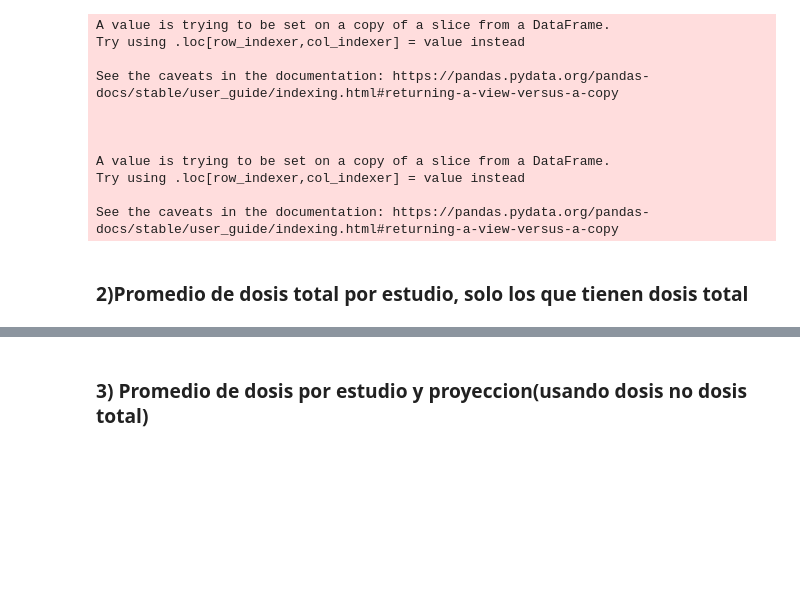
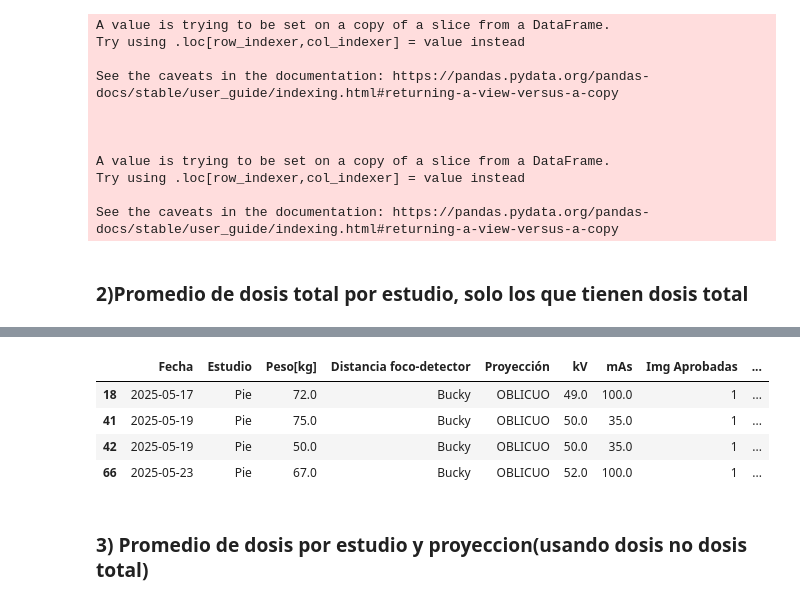
Before and after one commit to oazula/HUN, a Jupyter notebook: Analisis datos HUN.ipynb, the cells around one changed output, grey strips where cells are left out. Drawn from its saved outputs; the diff is of its cells as text; code cells hidden in the pictures; blank space fills up the shorter version.

```diff
--- a/Analisis datos HUN.ipynb
+++ b/Analisis datos HUN.ipynb
@@ -526,3 +549,12 @@ fig.show()
+# %%
+#imprime solo las filas que del estudio lumbar
+df_outliers_boxplot[df_outliers_boxplot["Estudio"] == "Pie"].head(50)
+# %% [output]
+|  | Fecha | Estudio | Peso[kg] | Distancia foco-detector | Proyección | kV | mAs | Img Aprobadas | ... |
+| 18 | 2025-05-17 | Pie | 72.0 | Bucky | OBLICUO | 49.0 | 100.0 | 1 | ... |
+| 41 | 2025-05-19 | Pie | 75.0 | Bucky | OBLICUO | 50.0 | 35.0 | 1 | ... |
+| 42 | 2025-05-19 | Pie | 50.0 | Bucky | OBLICUO | 50.0 | 35.0 | 1 | ... |
+| 66 | 2025-05-23 | Pie | 67.0 | Bucky | OBLICUO | 52.0 | 100.0 | 1 | ... |
 # %% [markdown]
 ### 3) Promedio de dosis por estudio y proyeccion(usando dosis no dosis total)
 # %% [markdown]
```
Also changed, not shown: parts of 9 cells of this notebook, 1 other file.
